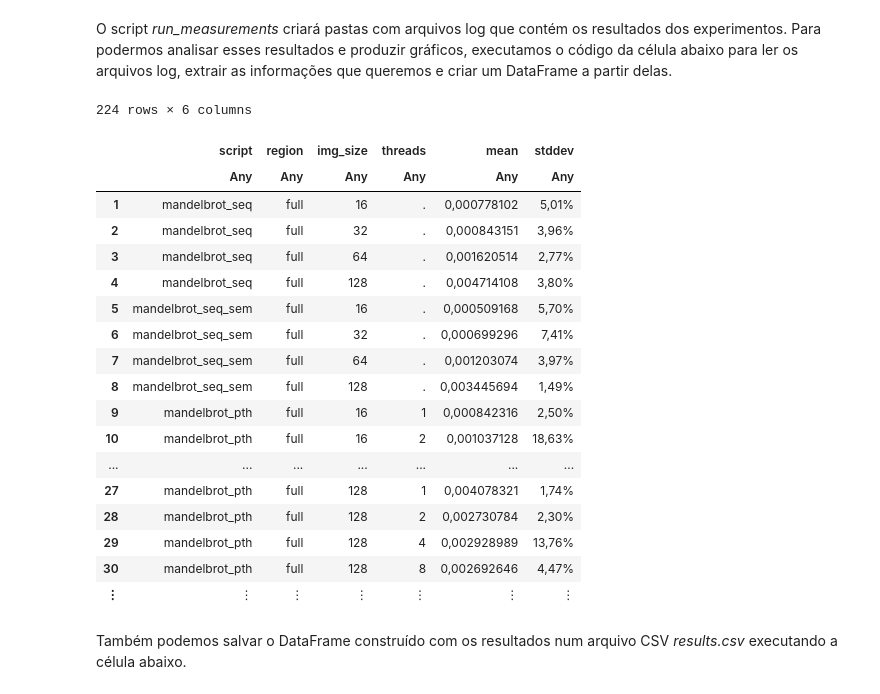
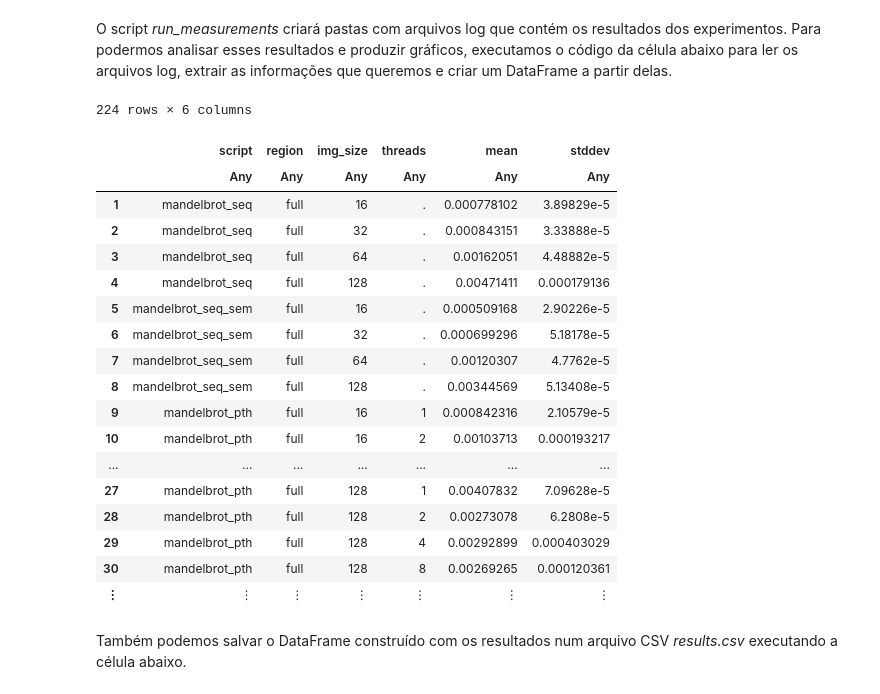
Before and after one commit to yurickyh/MAC0219, a Jupyter notebook: EP1/src/EP1.ipynb, the cells around one changed output. Drawn from its saved outputs; the diff is of its cells as text; code cells hidden in the pictures.

Commit message:
Update parse function

```diff
--- a/EP1/src/EP1.ipynb
+++ b/EP1/src/EP1.ipynb
@@ -68,8 +68,8 @@ scripts2 = ["mandelbrot_pth", "mandelbrot_omp"]
 scriptColumn = []
 regionColumn = []
 imgColumn = []
-meanColumn = []
-devColumn = []
+meanColumn = Float64[]
+devColumn = Float64[]
 threadsColumn = []
 for region in regions
     log = "$(region).log"
@@ -84,63 +84,80 @@ for region in regions
                 end
                 if occursin("+-", ln)
                     result = split(ln, " ")
-                    push!(meanColumn, result[8])
+                    mean = replace(result[8], "," => ".")
+                    mean = parse.(Float64, mean)
+                    push!(meanColumn, mean)
                     if result[56] == ")"
-                        push!(devColumn, result[55])
+                        dev = replace(chop(result[55]), "," => ".")
+                        dev = parse.(Float64, dev)
+                        dev = dev / 100 * mean
+                        push!(devColumn, dev)
                     else
-                        push!(devColumn, result[56])
+                        dev = replace(chop(result[56]), "," => ".")
+                        dev = parse.(Float64, dev)
+                        dev = dev / 100 * mean
+                        push!(devColumn, dev)
                     end
                     push!(threadsColumn, ".")
                 end
             end
         end
     end
 
     for s in scripts2
         open("results/$s/$log") do file
             for ln in eachline(file)
                 if occursin("./", ln)
                     push!(scriptColumn, s)
                     push!(regionColumn, region)
                     commands = split(ln, " ")
                     push!(imgColumn, commands[11])
-                    push!(threadsColumn, chop(commands[12]))
+                    thread = parse.(Int64, chop(commands[12]))
+                    push!(threadsColumn, thread)
                 end
                 if occursin("+-", ln)
                     result = split(ln, " ")
-                    push!(meanColumn, result[8])
+                    mean = replace(result[8], "," => ".")
+                    mean = parse.(Float64, mean)
+                    push!(meanColumn, mean)
                     if result[56] == ")"
-                        push!(devColumn, result[55])
+                        dev = replace(chop(result[55]), "," => ".")
+                        dev = parse.(Float64, dev)
+                        dev = dev / 100 * mean
+                        push!(devColumn, dev)
                     else
-                        push!(devColumn, result[56])
+                        dev = replace(chop(result[56]), "," => ".")
+                        dev = parse.(Float64, dev)
+                        dev = dev / 100 * mean
+                        push!(devColumn, dev)
                     end
                 end
             end
         end
     end
 end
 
 columns = [scriptColumn, regionColumn, imgColumn, threadsColumn, meanColumn, devColumn];
 df = DataFrame(columns, [:script, :region, :img_size, :threads, :mean, :stddev])
 # %% [output]
 224 rows × 6 columns
 |  | script | region | img_size | threads | mean | stddev |
 |  | Any | Any | Any | Any | Any | Any |
-| 1 | mandelbrot_seq | full | 16 | . | 0,000778102 | 5,01% |
-| 2 | mandelbrot_seq | full | 32 | . | 0,000843151 | 3,96% |
-| 3 | mandelbrot_seq | full | 64 | . | 0,001620514 | 2,77% |
-| 4 | mandelbrot_seq | full | 128 | . | 0,004714108 | 3,80% |
-| 5 | mandelbrot_seq_sem | full | 16 | . | 0,000509168 | 5,70% |
-| 6 | mandelbrot_seq_sem | full | 32 | . | 0,000699296 | 7,41% |
-| 7 | mandelbrot_seq_sem | full | 64 | . | 0,001203074 | 3,97% |
-| 8 | mandelbrot_seq_sem | full | 128 | . | 0,003445694 | 1,49% |
-| 9 | mandelbrot_pth | full | 16 | 1 | 0,000842316 | 2,50% |
-| 10 | mandelbrot_pth | full | 16 | 2 | 0,001037128 | 18,63% |
+| 1 | mandelbrot_seq | full | 16 | . | 0.000778102 | 3.89829e-5 |
+| 2 | mandelbrot_seq | full | 32 | . | 0.000843151 | 3.33888e-5 |
+| 3 | mandelbrot_seq | full | 64 | . | 0.00162051 | 4.48882e-5 |
+| 4 | mandelbrot_seq | full | 128 | . | 0.00471411 | 0.000179136 |
+| 5 | mandelbrot_seq_sem | full | 16 | . | 0.000509168 | 2.90226e-5 |
+| 6 | mandelbrot_seq_sem | full | 32 | . | 0.000699296 | 5.18178e-5 |
+| 7 | mandelbrot_seq_sem | full | 64 | . | 0.00120307 | 4.7762e-5 |
+| 8 | mandelbrot_seq_sem | full | 128 | . | 0.00344569 | 5.13408e-5 |
+| 9 | mandelbrot_pth | full | 16 | 1 | 0.000842316 | 2.10579e-5 |
+| 10 | mandelbrot_pth | full | 16 | 2 | 0.00103713 | 0.000193217 |
 | ... | ... | ... | ... | ... | ... | ... |
-| 27 | mandelbrot_pth | full | 128 | 1 | 0,004078321 | 1,74% |
-| 28 | mandelbrot_pth | full | 128 | 2 | 0,002730784 | 2,30% |
-| 29 | mandelbrot_pth | full | 128 | 4 | 0,002928989 | 13,76% |
-| 30 | mandelbrot_pth | full | 128 | 8 | 0,002692646 | 4,47% |
+| 27 | mandelbrot_pth | full | 128 | 1 | 0.00407832 | 7.09628e-5 |
+| 28 | mandelbrot_pth | full | 128 | 2 | 0.00273078 | 6.2808e-5 |
+| 29 | mandelbrot_pth | full | 128 | 4 | 0.00292899 | 0.000403029 |
+| 30 | mandelbrot_pth | full | 128 | 8 | 0.00269265 | 0.000120361 |
 | ⋮ | ⋮ | ⋮ | ⋮ | ⋮ | ⋮ | ⋮ |
 # %% [markdown]
 Também podemos salvar o DataFrame construído com os resultados num arquivo CSV <i>results.csv</i> executando a célula abaixo.
```
Also changed, not shown: parts of 3 cells of this notebook, 2 other files.
